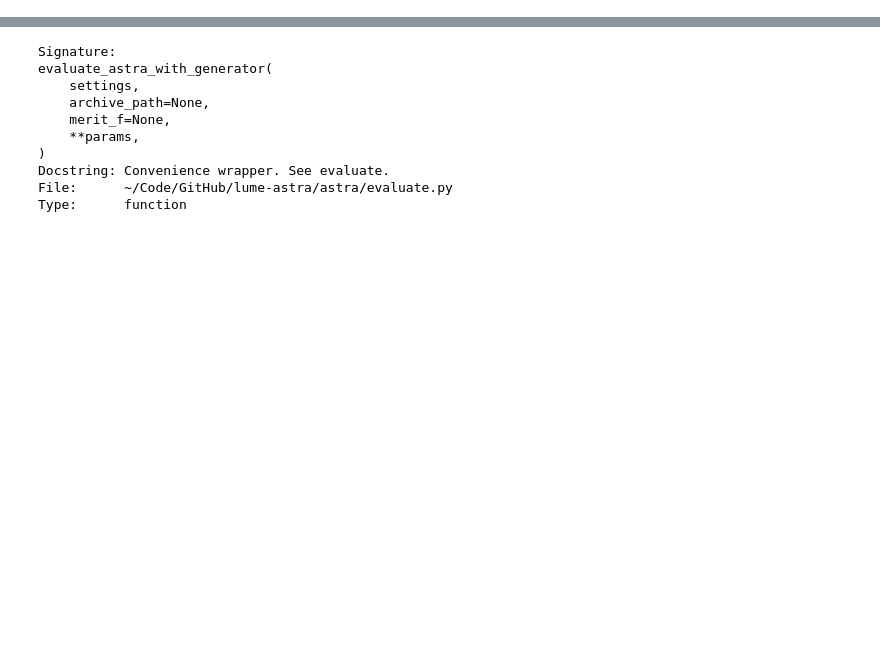
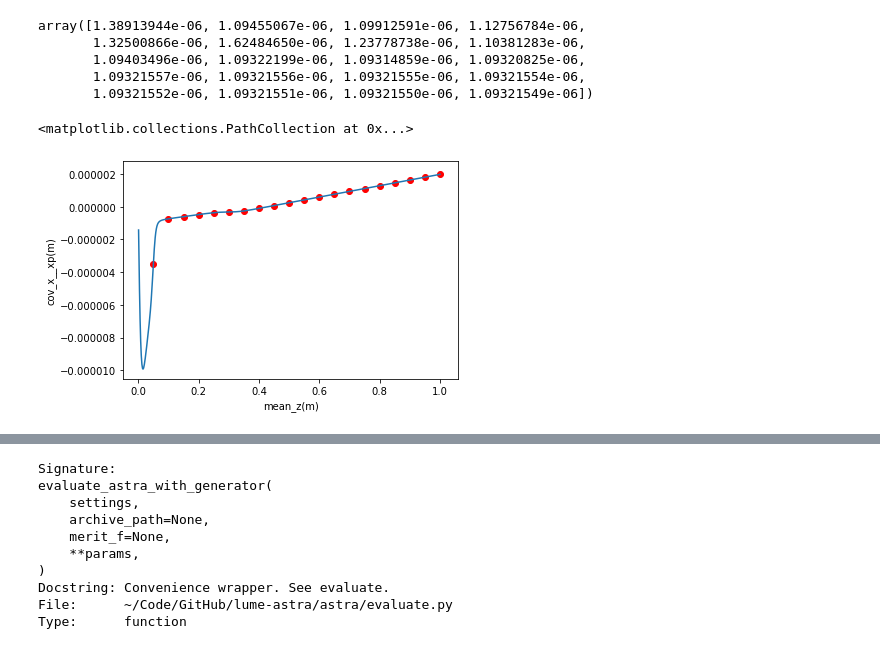
Before and after one commit to ChristopherMayes/lume-astra, a Jupyter notebook: examples/simple_astra_run.ipynb, the cells around one changed output, grey strips where cells are left out. Saved outputs shown, nothing was run; the diff lists cells and outputs as text; code cells hidden in the pictures; blank space fills up the shorter version.

```diff
--- a/examples/simple_astra_run.ipynb
+++ b/examples/simple_astra_run.ipynb
@@ -141,0 +181,22 @@ outputs
+# %%
+# For convenience, this function returns the same thing as a numpy array
+A.particle_stat('norm_emit_x')
+# %% [output]
+array([1.38913944e-06, 1.09455067e-06, 1.09912591e-06, 1.12756784e-06,
+       1.32500866e-06, 1.62484650e-06, 1.23778738e-06, 1.10381283e-06,
+       1.09403496e-06, 1.09322199e-06, 1.09314859e-06, 1.09320825e-06,
+       1.09321557e-06, 1.09321556e-06, 1.09321555e-06, 1.09321554e-06,
+       1.09321552e-06, 1.09321551e-06, 1.09321550e-06, 1.09321549e-06])
+# %%
+# Compare these.
+key1 = 'mean_z'
+key2 = 'cov_x__xp'
+units1 = str(A.units(key1))
+units2 = str(A.units(key2))
+plt.xlabel(key1+f'({units1})')
+plt.ylabel(key2+f'({units2})')
+plt.plot(A.stat[key1], A.stat[key2])
+plt.scatter(A.particle_stat(key1), A.particle_stat(key2), color='red')
+# %% [output]
+<matplotlib.collections.PathCollection at 0x...>
+[figure, added]
```
Also changed, not shown: parts of 70 cells of this notebook, 11 other files.
